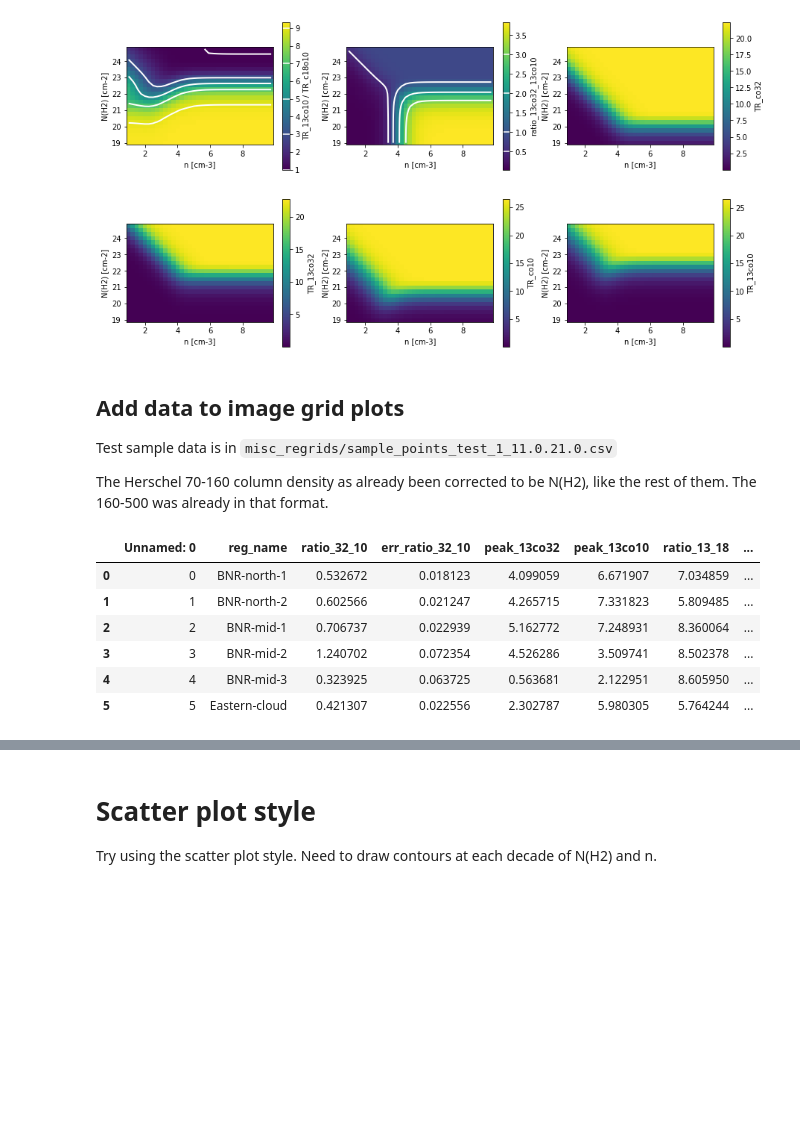
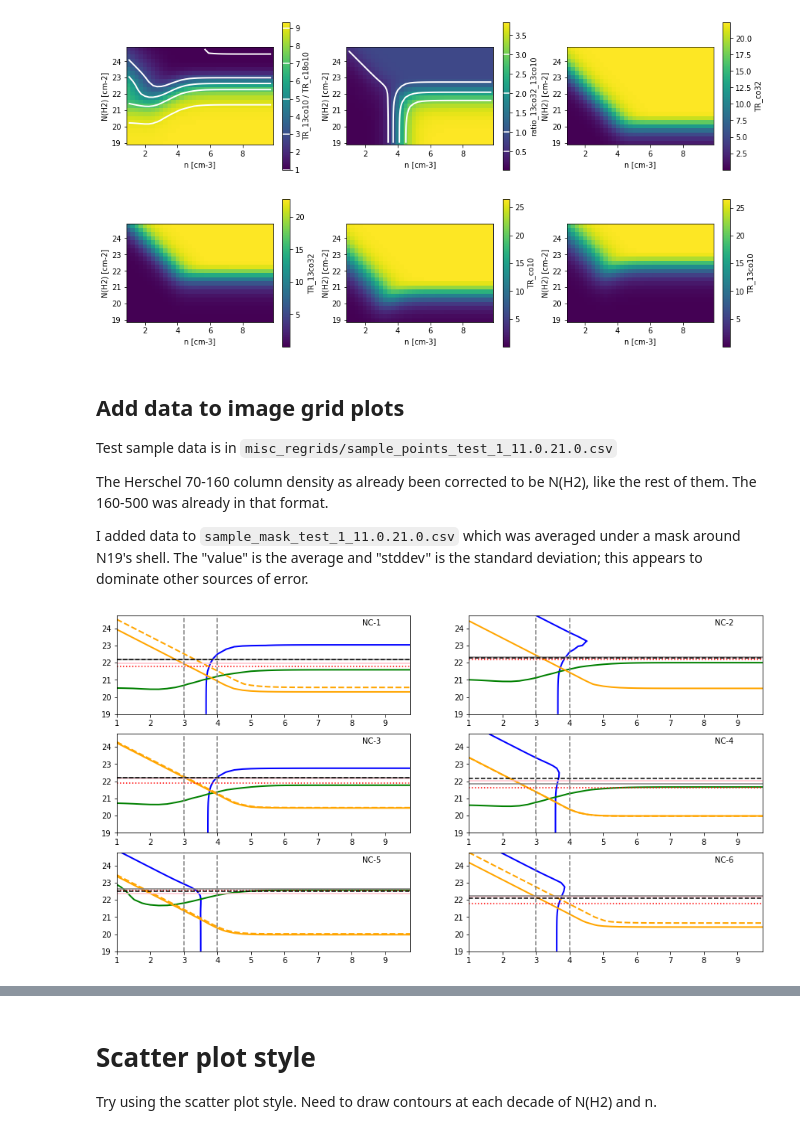
Before and after one commit to ramseykarim/feedback, a Jupyter notebook: co_radex_grid_plots.ipynb, the cells around one changed output, grey strips where cells are left out. Saved outputs shown, nothing was run; the diff lists cells and outputs as text; code cells hidden in the pictures; blank space fills up the shorter version.

```diff
--- a/co_radex_grid_plots.ipynb
+++ b/co_radex_grid_plots.ipynb
@@ -143,16 +143,32 @@ plot_grid_image('TR_13co10', ax=plt.subplot(236));
 Test sample data is in `misc_regrids/sample_points_test_1_11.0.21.0.csv`
 
 The Herschel 70-160 column density as already been corrected to be N(H2), like the rest of them. The 160-500 was already in that format.
+
+I added data to `sample_mask_test_1_11.0.21.0.csv` which was averaged under a mask around N19's shell. The "value" is the average and "stddev" is the standard deviation; this appears to dominate other sources of error.
 # %%
 sample_data_fn = "/home/ramsey/Documents/Research/Feedback/m16_data/misc_regrids/sample_points_test_1_11.0.21.0.csv"
 
 sample_data_df = pd.read_csv(sample_data_fn)
-sample_data_df
+
+
+fig = plt.figure(figsize=(15, 8))
+
+for i in range(6):
+    ax = plt.subplot(3, 2, 1 + i)
+    reg_select = i # just select by iloc for now
+    sample_row = sample_data_df.iloc[reg_select]
+    # ratio_32_10
+    plot_contour_only("ratio_13co32_13co10", ax, levels=[sample_row["ratio_32_10"]], colors='b')
+    plot_contour_only("TR_13co10 / TR_c18o10", ax, levels=[sample_row["ratio_13_18"]], colors='g')
+    plot_contour_only("TR_co32", ax, levels=[sample_row['peak_12co32-pmo']], colors='orange')
+    plot_contour_only("TR_co32", ax, levels=[sample_row['peak_12co32']], colors='orange', linestyles='--')
+    column_colors = ['pink', 'r', 'grey', 'k']
+    column_ls = ['-', ':', '-', '--']
+    for j, column_key in enumerate(["column_density_13co10", "column_density_c18o10",
+                                    "column_density_70-160", "column_density_160-500"]):
+        ax.axhline(np.log10(sample_row[column_key]), color=column_colors[j], linestyle=column_ls[j])
+    ax.text(0.9, 0.9, sample_row["reg_name"], transform=ax.transAxes, ha='right')
+    for v in (3, 4):
+        ax.axvline(v, linestyle='--', color='grey')
 # %% [output]
-|  | Unnamed: 0 | reg_name | ratio_32_10 | err_ratio_32_10 | peak_13co32 | peak_13co10 | ratio_13_18 | ... |
-| 0 | 0 | BNR-north-1 | 0.532672 | 0.018123 | 4.099059 | 6.671907 | 7.034859 | ... |
-| 1 | 1 | BNR-north-2 | 0.602566 | 0.021247 | 4.265715 | 7.331823 | 5.809485 | ... |
-| 2 | 2 | BNR-mid-1 | 0.706737 | 0.022939 | 5.162772 | 7.248931 | 8.360064 | ... |
-| 3 | 3 | BNR-mid-2 | 1.240702 | 0.072354 | 4.526286 | 3.509741 | 8.502378 | ... |
-| 4 | 4 | BNR-mid-3 | 0.323925 | 0.063725 | 0.563681 | 2.122951 | 8.605950 | ... |
-| 5 | 5 | Eastern-cloud | 0.421307 | 0.022556 | 2.302787 | 5.980305 | 5.764244 | ... |
+[figure, added]
```
Also changed, not shown: parts of 8 cells of this notebook, 1 other file.
